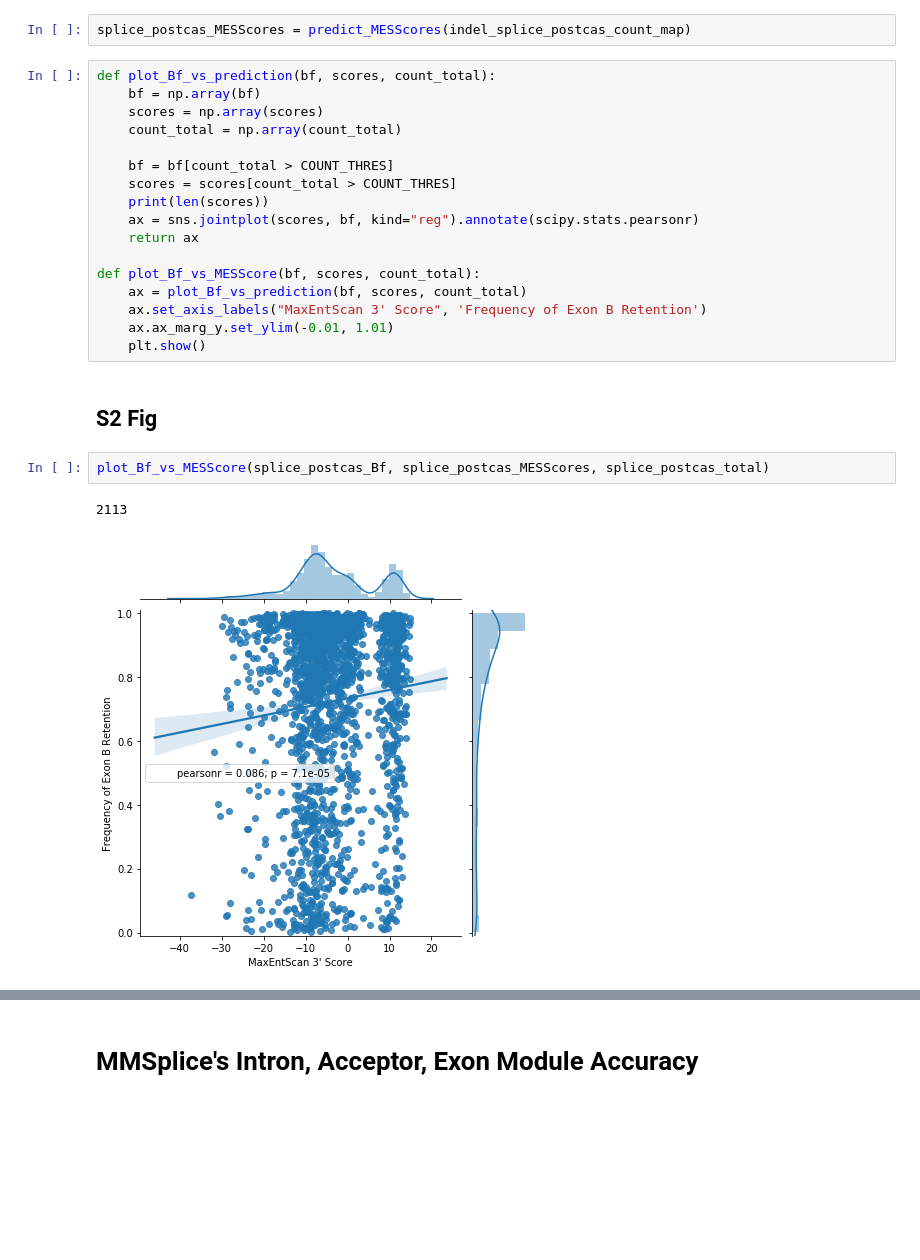
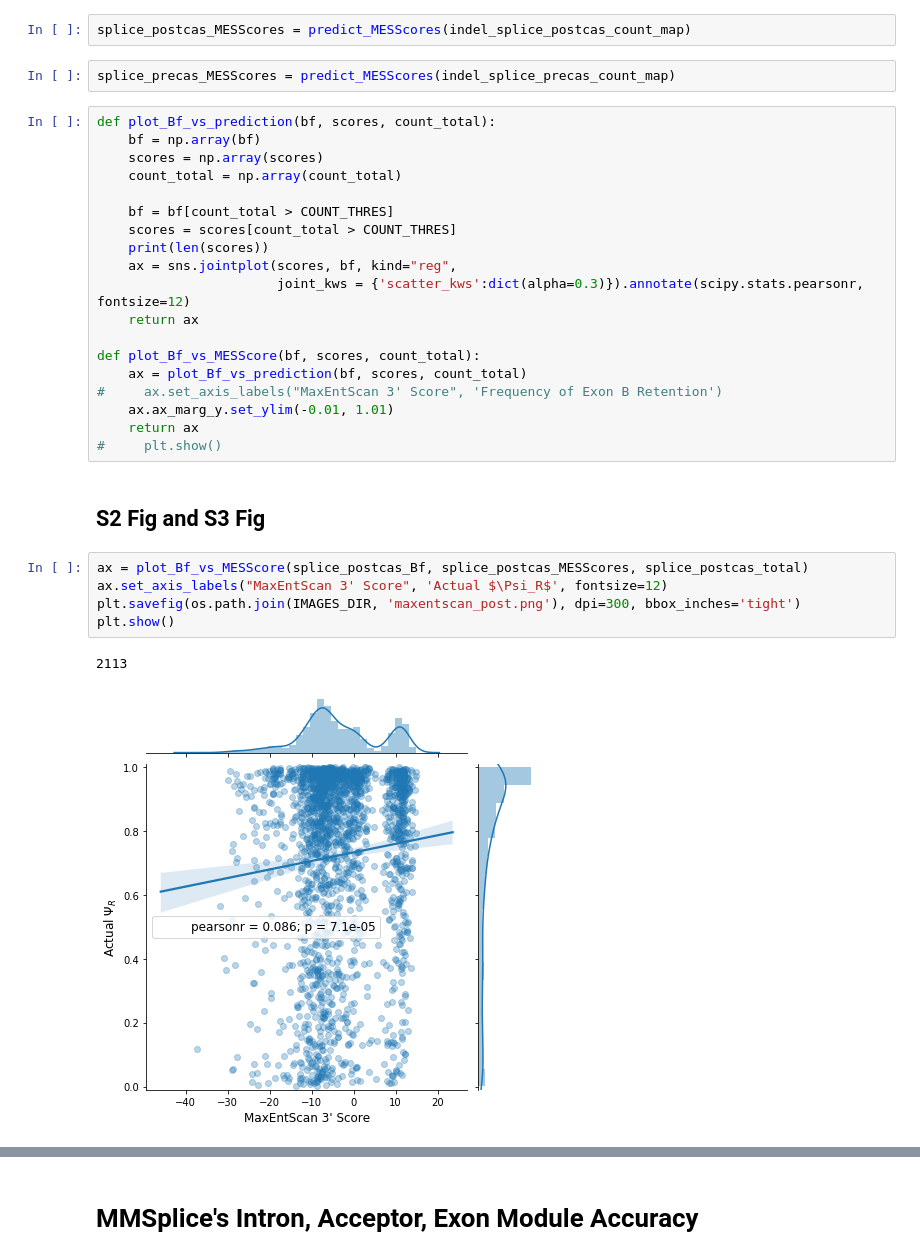
Before and after one commit to gifford-lab/skipguide-analysis, a Jupyter notebook: src/wMMSplice_SkipGuide_Evaluation.ipynb, the cells around one changed output, grey strips where cells are left out. Drawn from its saved outputs; the diff is of its cells as text; blank space fills up the shorter version.

```diff
--- a/src/wMMSplice_SkipGuide_Evaluation.ipynb
+++ b/src/wMMSplice_SkipGuide_Evaluation.ipynb
@@ -92,6 +92,8 @@ def predict_MESScores(indel_splice_count_map):
     return [float(r.split('\t')[1]) for r in output.strip().split('\n')]
 # %%
 splice_postcas_MESScores = predict_MESScores(indel_splice_postcas_count_map)
+# %%
+splice_precas_MESScores = predict_MESScores(indel_splice_precas_count_map)
 # %%
 def plot_Bf_vs_prediction(bf, scores, count_total):
     bf = np.array(bf)
@@ -101,18 +103,23 @@ def plot_Bf_vs_prediction(bf, scores, count_total):
     bf = bf[count_total > COUNT_THRES]
     scores = scores[count_total > COUNT_THRES]
     print(len(scores))
-    ax = sns.jointplot(scores, bf, kind="reg").annotate(scipy.stats.pearsonr)
+    ax = sns.jointplot(scores, bf, kind="reg",
+                       joint_kws = {'scatter_kws':dict(alpha=0.3)}).annotate(scipy.stats.pearsonr, fontsize=12)
     return ax
 
 def plot_Bf_vs_MESScore(bf, scores, count_total):
     ax = plot_Bf_vs_prediction(bf, scores, count_total)
-    ax.set_axis_labels("MaxEntScan 3' Score", 'Frequency of Exon B Retention')
+#     ax.set_axis_labels("MaxEntScan 3' Score", 'Frequency of Exon B Retention')
     ax.ax_marg_y.set_ylim(-0.01, 1.01)
-    plt.show()
+    return ax
+#     plt.show()
 # %% [markdown]
-## S2 Fig
+## S2 Fig and S3 Fig
-# %%
-plot_Bf_vs_MESScore(splice_postcas_Bf, splice_postcas_MESScores, splice_postcas_total)
-# %% [output]
-2113
-[figure, removed]
+# %%
+ax = plot_Bf_vs_MESScore(splice_postcas_Bf, splice_postcas_MESScores, splice_postcas_total)
+ax.set_axis_labels("MaxEntScan 3' Score", 'Actual $\Psi_R$', fontsize=12)
+plt.savefig(os.path.join(IMAGES_DIR, 'maxentscan_post.png'), dpi=300, bbox_inches='tight')
+plt.show()
+# %% [output]
+2113
+[figure, added]
```
Also changed, not shown: parts of 30 cells of this notebook, 21 other files.
